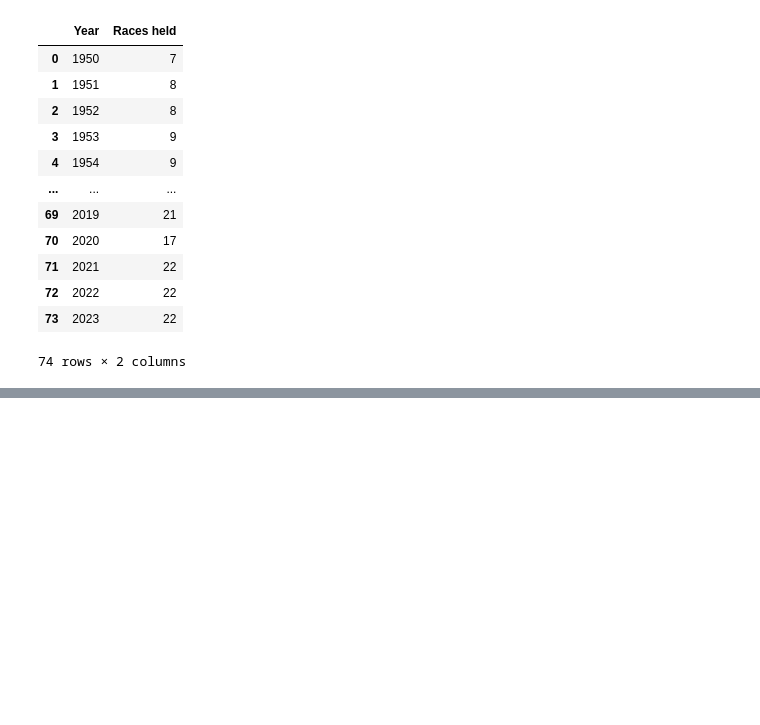
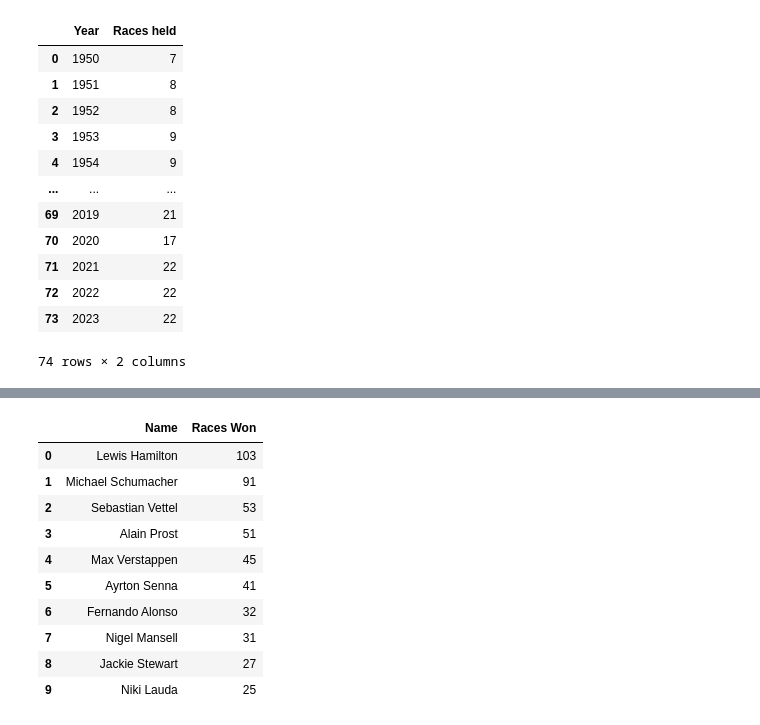
Before and after one commit to EshanKasliwal/F1-Data-Analysis-Using-SQL-And-Tableau, a Jupyter notebook: F1-EDA-Using-SQL.ipynb, the cells around one changed output, grey strips where cells are left out. Saved outputs shown, nothing was run; the diff lists cells and outputs as text; code cells hidden in the pictures; blank space fills up the shorter version.

```diff
--- a/F1-EDA-Using-SQL.ipynb
+++ b/F1-EDA-Using-SQL.ipynb
@@ -209,0 +242,22 @@ fig5.write_image("plot5.png")
+# %%
+drivers_top = pd.read_sql('''
+        SELECT ("forename" || " " || "surname") AS "Name", COUNT(r.driverId) AS "Races Won"
+        FROM drivers d, results r
+        WHERE r.driverId = d.driverId AND r.position = 1
+        GROUP BY "Name"
+        ORDER BY "Races Won" DESC
+        LIMIT 10;
+''', conn)
+drivers_top
+# %% [output]
+|  | Name | Races Won |
+| 0 | Lewis Hamilton | 103 |
+| 1 | Michael Schumacher | 91 |
+| 2 | Sebastian Vettel | 53 |
+| 3 | Alain Prost | 51 |
+| 4 | Max Verstappen | 45 |
+| 5 | Ayrton Senna | 41 |
+| 6 | Fernando Alonso | 32 |
+| 7 | Nigel Mansell | 31 |
+| 8 | Jackie Stewart | 27 |
+| 9 | Niki Lauda | 25 |
```
Also changed, not shown: parts of 11 cells of this notebook, 4 other files.
